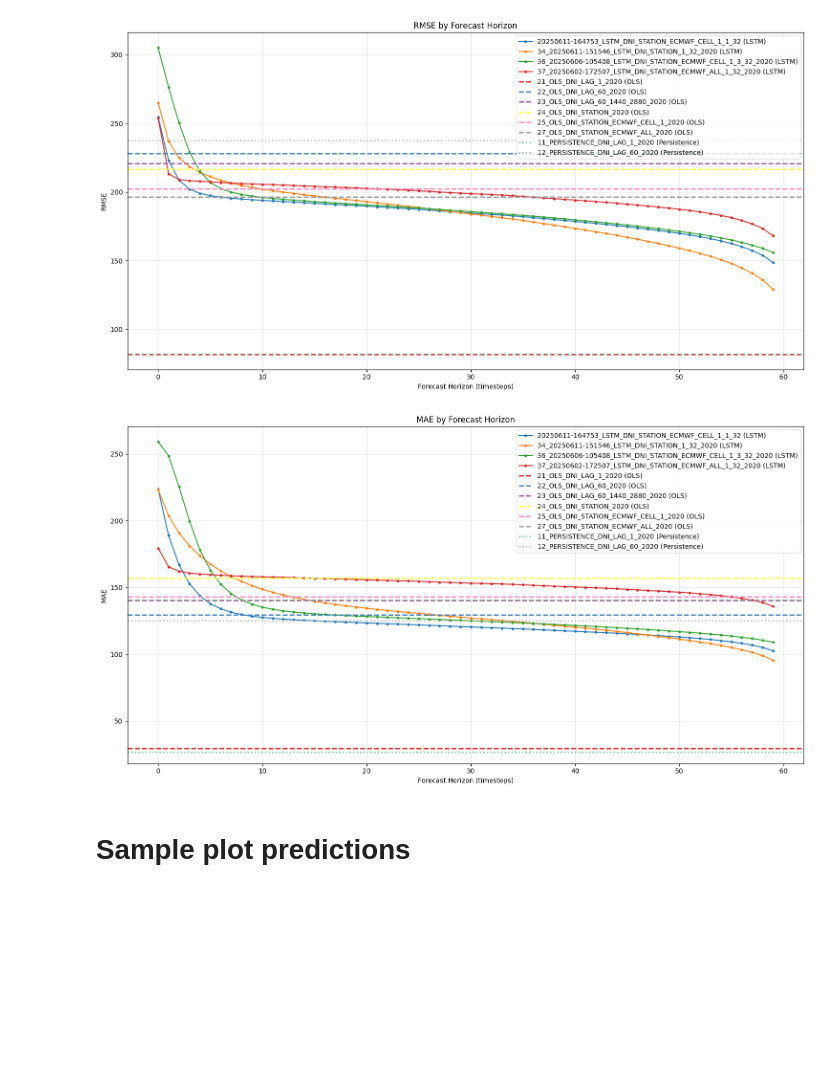
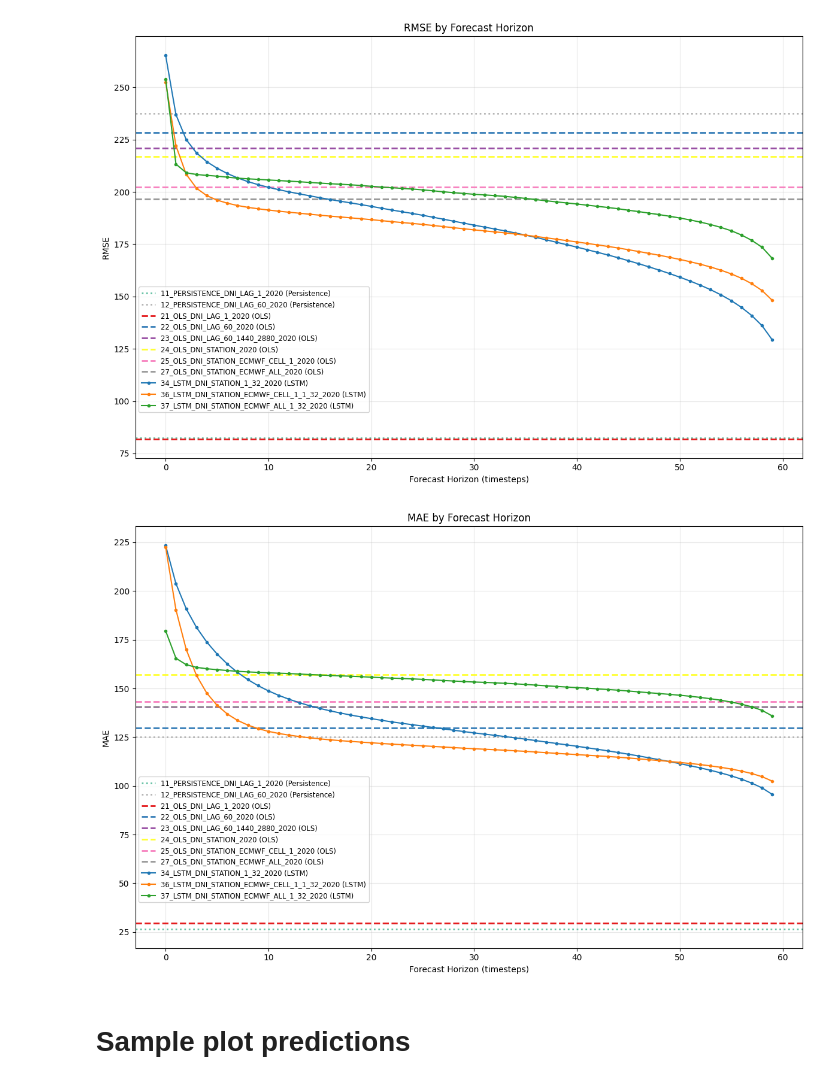
Before and after one commit to LucasDJensen/Solar-Irradiance-Nowcasting, a Jupyter notebook: model_performance_comparison.ipynb, the cells around one changed output. Saved outputs shown, nothing was run; the diff lists cells and outputs as text; code cells hidden in the pictures; blank space fills up the shorter version.

```diff
--- a/model_performance_comparison.ipynb
+++ b/model_performance_comparison.ipynb
@@ -368,16 +366,17 @@ def plot_model_metric_by_horizon(
     # 3) Plot everything
     import matplotlib.pyplot as plt
 
-    fig, ax = plt.subplots(figsize=(15, 8))
+    fig, ax = plt.subplots(figsize=(12, 8))
 
-    # LSTM per‐horizon curves
-    for model_name, metric_vals in lstm_metric_by_timestep.items():
-        ax.plot(
-            range(lstm_horizons),
-            metric_vals,
-            label=f"{model_name} (LSTM)",
-            marker="o",
-            markersize=3,
+    # Persistence horizontal lines with different colors
+    persistence_colors = plt.cm.Set2(np.linspace(0, 1, len(persistence_metric)))
+    for i, (model_name, val) in enumerate(persistence_metric.items()):
+        ax.axhline(
+            y=val,
+            label=f"{model_name} (Persistence)",
+            linestyle=":",
+            linewidth=2,
+            color=persistence_colors[i]
         )
 
     # OLS horizontal lines with different colors
@@ -391,15 +390,14 @@ def plot_model_metric_by_horizon(
             color=ols_colors[i]
         )
 
-    # Persistence horizontal lines with different colors
-    persistence_colors = plt.cm.Set2(np.linspace(0, 1, len(persistence_metric)))
-    for i, (model_name, val) in enumerate(persistence_metric.items()):
-        ax.axhline(
-            y=val,
-            label=f"{model_name} (Persistence)",
-            linestyle=":",
-            linewidth=2,
-            color=persistence_colors[i]
+    # LSTM per‐horizon curves
+    for model_name, metric_vals in lstm_metric_by_timestep.items():
+        ax.plot(
+            range(lstm_horizons),
+            metric_vals,
+            label=f"{model_name} (LSTM)",
+            marker="o",
+            markersize=3,
         )
 
     ax.set_xlabel("Forecast Horizon (timesteps)")
@@ -407,8 +405,9 @@ def plot_model_metric_by_horizon(
     ax.set_title(f"{metric_name} by Forecast Horizon")
     ax.legend()
     ax.grid(True, alpha=0.3)
+    # legend loc
+    ax.legend(loc='lower left', bbox_to_anchor=(0, 0.1), fontsize='small')
     plt.tight_layout()
-    plt.show()
 
     # # 4) Print summaries
     # # LSTM summary
@@ -430,32 +429,36 @@ def plot_model_metric_by_horizon(
     # else:
     #     print(f"\nNo OLS models found to compute {metric_name}.")
 
     # # Persistence summary
     # if persistence_metric:
     #     print(f"\nPersistence {metric_name}:")
     #     for model_name, val in persistence_metric.items():
     #         print(f"  {model_name}: {val:.4f}")
     # else:
     #     print(f"\nNo Persistence models found to compute {metric_name}.")
 
 
 
 plot_model_metric_by_horizon(
     results=results,
     target_key=TARGET,
     metric_fn=ForecastEvaluator.compute_rmse,
     metric_name="RMSE",
     lstm_horizons=60
 )
+plt.savefig("./thesis_content/rmse_by_horizon.png", dpi=100)
+plt.show()
 
 
 plot_model_metric_by_horizon(
     results=results,
     target_key=TARGET,
     metric_fn=ForecastEvaluator.compute_mae,
     metric_name="MAE",
     lstm_horizons=60
 )
+plt.savefig("./thesis_content/mae_by_horizon.png", dpi=100)
+plt.show()
 # %% [output]
-[figure, old version]
+[figure, new version]
-[figure, old version]
+[figure, new version]
```
Also changed, not shown: parts of 16 cells of this notebook, 7 other files.
